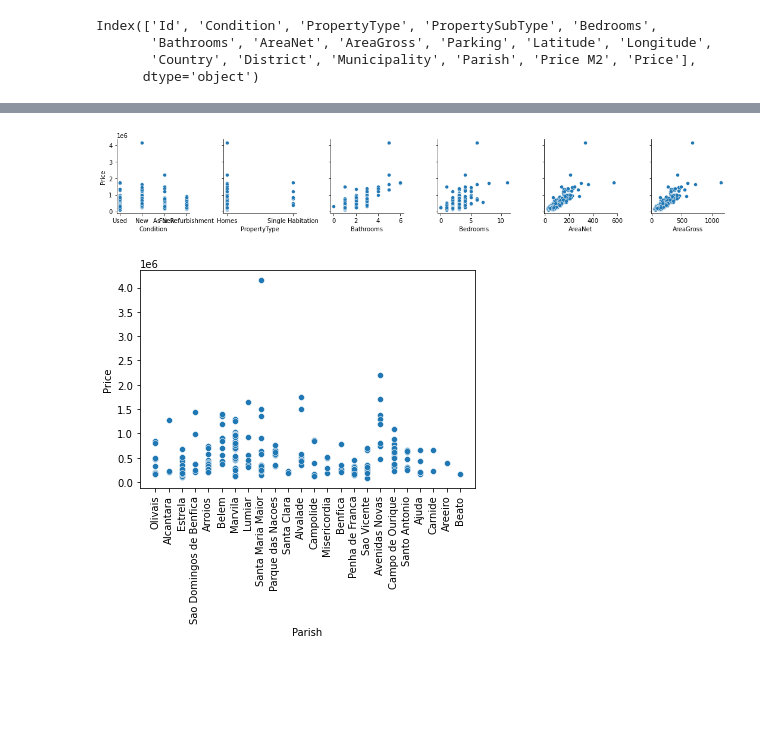
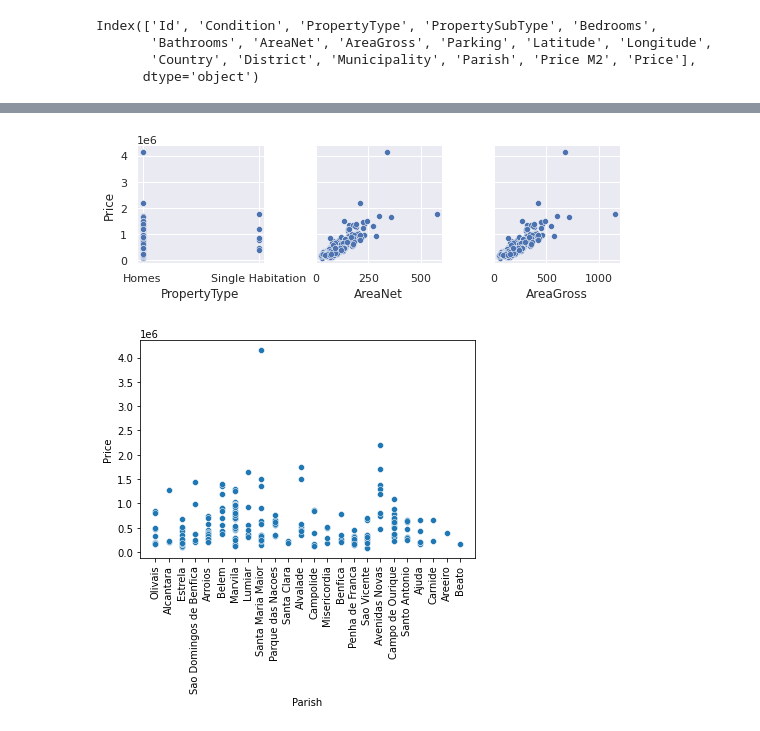
Before and after one commit to Rafabro8500/Data_Science_Fundamentals, a Jupyter notebook: Project - Lisbon House Prices.ipynb, the cells around one changed output, grey strips where cells are left out. Saved outputs shown, nothing was run; the diff lists cells and outputs as text; code cells hidden in the pictures; blank space fills up the shorter version.

```diff
--- a/Project - Lisbon House Prices.ipynb
+++ b/Project - Lisbon House Prices.ipynb
@@ -32,3 +38,6 @@ Parish              object
 Price M2             int64
 Price                int64
 dtype: object
+# %%
+df = df.convert_dtypes()
+df.dtypes
@@ -139,12 +201,11 @@ Name: Parish, dtype: int64
 # %%
-#sn.set()
+sn.set()
 
-df_plot = df_raw[["Price", "Condition", "PropertyType", "Bathrooms", "Bedrooms", "AreaNet",
+df_plot = df[["Price", "PropertyType", "AreaNet",
                   "AreaGross"]]
 
-
-g = sn.pairplot(data=df_plot, y_vars=['Price'], x_vars=df_plot.columns[1:7])
+g = sn.pairplot(data=df_plot, y_vars=['Price'], x_vars=df_plot.columns[1:4])
 g.tight_layout()
 # %% [output]
-[figure, old version]
+[figure, new version]
 # %%
```
Also changed, not shown: parts of 23 cells of this notebook, 1 other file.
